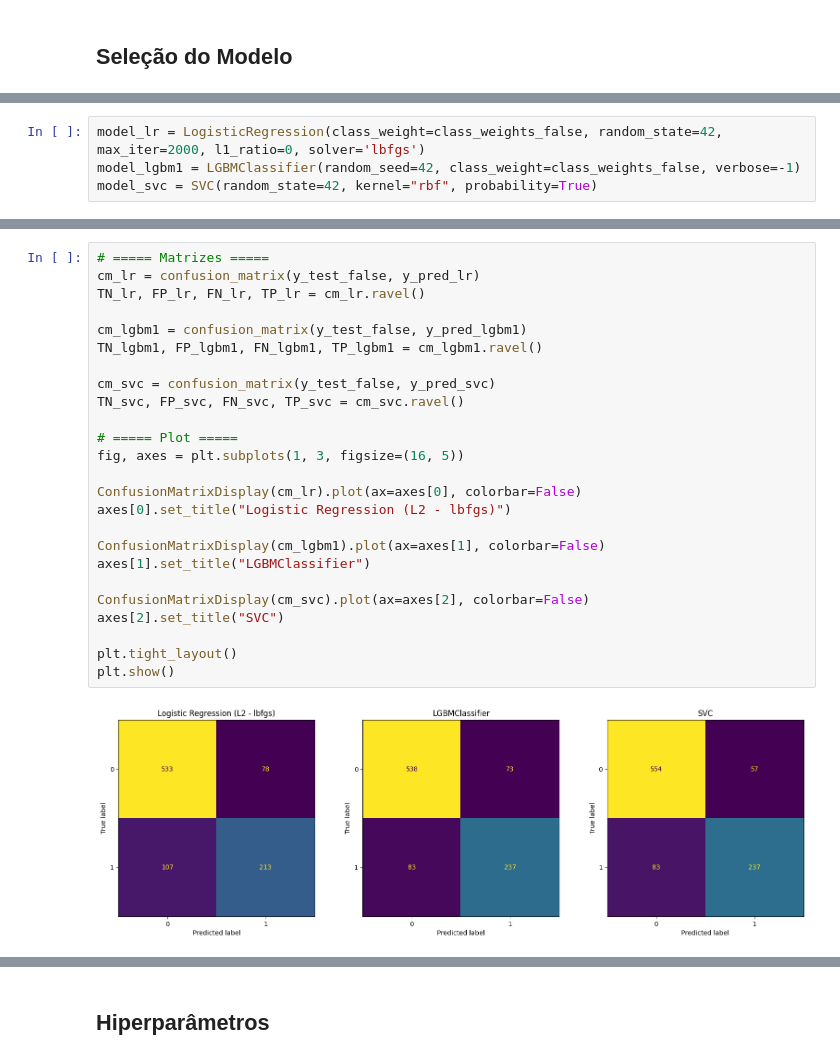
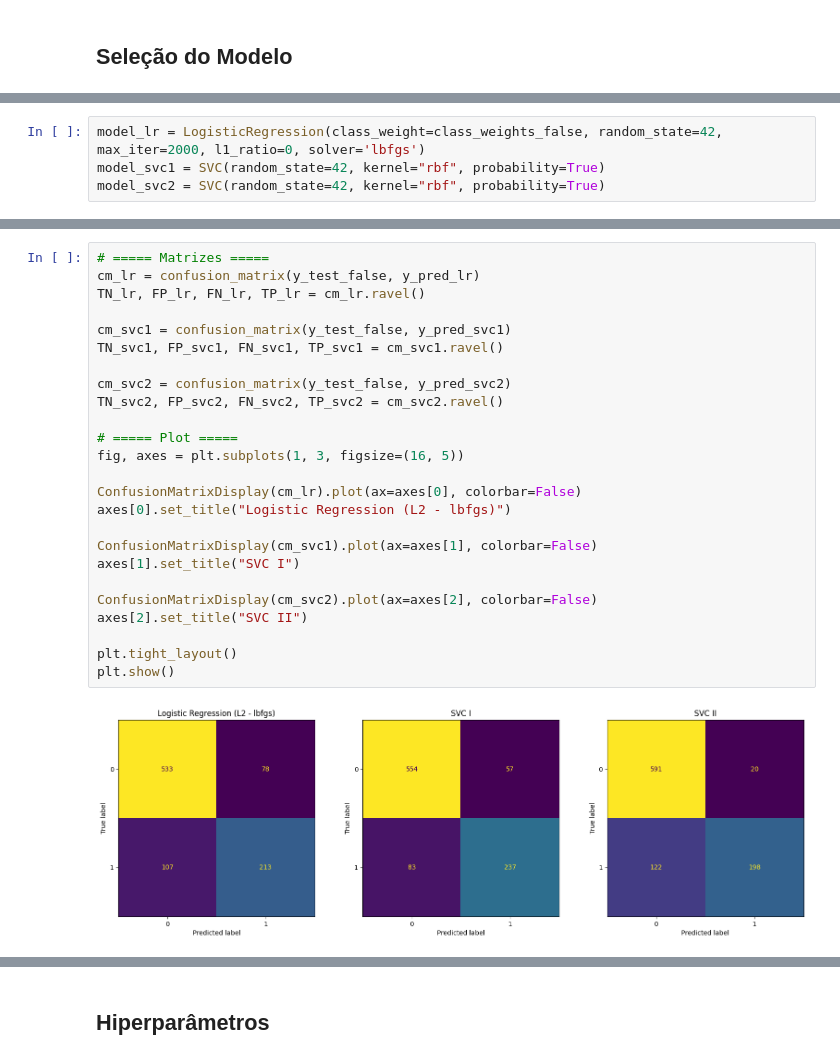
Before and after one commit to DanielaSenna/employee-turnover-prediction, a Jupyter notebook: notebook_employee.ipynb, the cells around one changed output, grey strips where cells are left out. Cells and saved outputs as stored; diff of their text form.

```diff
--- a/notebook_employee.ipynb
+++ b/notebook_employee.ipynb
@@ -2885,8 +2900,8 @@ df_results_smote.sort_values(by=["Recall", "STD RE"], ascending=False).iloc[[0]]
 | 11 | SMOTE Keep Duplicates 2 | SVC | 0.8 | 0.74 | 0.01 | 0.74 | 0.02 | 0.86 | 0.83 | ... |
 # %%
 model_lr = LogisticRegression(class_weight=class_weights_false, random_state=42, max_iter=2000, l1_ratio=0, solver='lbfgs')
-model_lgbm1 = LGBMClassifier(random_seed=42, class_weight=class_weights_false, verbose=-1)
-model_svc = SVC(random_state=42, kernel="rbf", probability=True)
+model_svc1 = SVC(random_state=42, kernel="rbf", probability=True)
+model_svc2 = SVC(random_state=42, kernel="rbf", probability=True)
 # %%
 ####################################################################################################
 X_train_lr = X_train_false.drop(columns=num2)
@@ -2957,30 +2972,30 @@ SVC
 # %%
 # ===== Matrizes =====
 cm_lr = confusion_matrix(y_test_false, y_pred_lr)
 TN_lr, FP_lr, FN_lr, TP_lr = cm_lr.ravel()
 
-cm_lgbm1 = confusion_matrix(y_test_false, y_pred_lgbm1)
-TN_lgbm1, FP_lgbm1, FN_lgbm1, TP_lgbm1 = cm_lgbm1.ravel()
+cm_svc1 = confusion_matrix(y_test_false, y_pred_svc1)
+TN_svc1, FP_svc1, FN_svc1, TP_svc1 = cm_svc1.ravel()
 
-cm_svc = confusion_matrix(y_test_false, y_pred_svc)
-TN_svc, FP_svc, FN_svc, TP_svc = cm_svc.ravel()
+cm_svc2 = confusion_matrix(y_test_false, y_pred_svc2)
+TN_svc2, FP_svc2, FN_svc2, TP_svc2 = cm_svc2.ravel()
 
 # ===== Plot =====
 fig, axes = plt.subplots(1, 3, figsize=(16, 5))
 
 ConfusionMatrixDisplay(cm_lr).plot(ax=axes[0], colorbar=False)
 axes[0].set_title("Logistic Regression (L2 - lbfgs)")
 
-ConfusionMatrixDisplay(cm_lgbm1).plot(ax=axes[1], colorbar=False)
-axes[1].set_title("LGBMClassifier")
+ConfusionMatrixDisplay(cm_svc1).plot(ax=axes[1], colorbar=False)
+axes[1].set_title("SVC I")
 
-ConfusionMatrixDisplay(cm_svc).plot(ax=axes[2], colorbar=False)
-axes[2].set_title("SVC")
+ConfusionMatrixDisplay(cm_svc2).plot(ax=axes[2], colorbar=False)
+axes[2].set_title("SVC II")
 
 plt.tight_layout()
 plt.show()
 # %% [output]
-[figure, old version]
+[figure, new version]
 # %%
 # --- Métrica de negócio: Custo Esperado da Classificação ---
 C_ = 1000 # custo médio de uma saída não detectada
```
Also changed, not shown: parts of 18 cells of this notebook, 4 other files.
